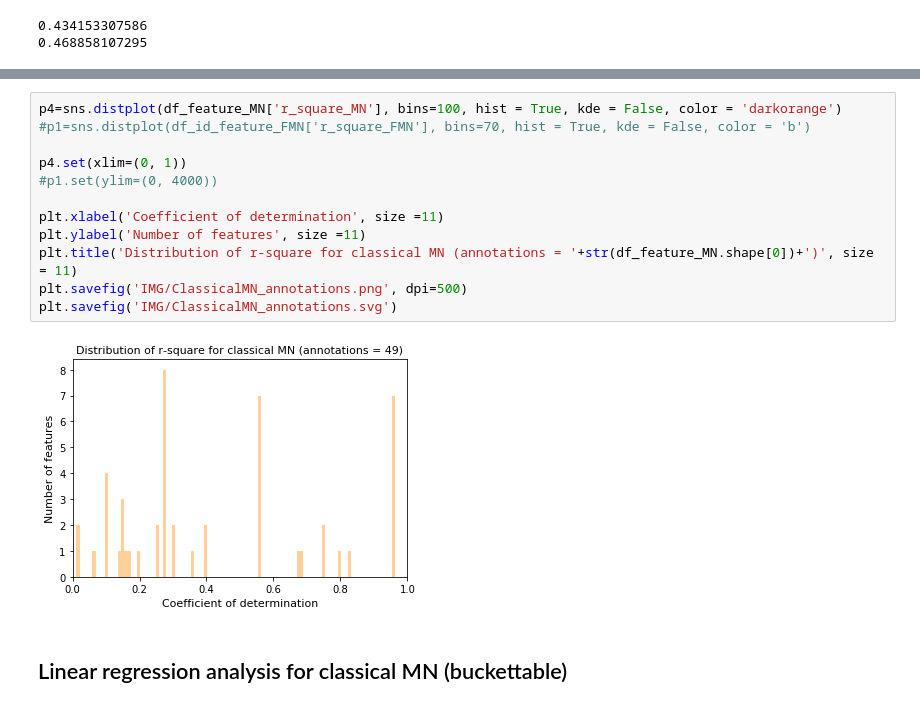
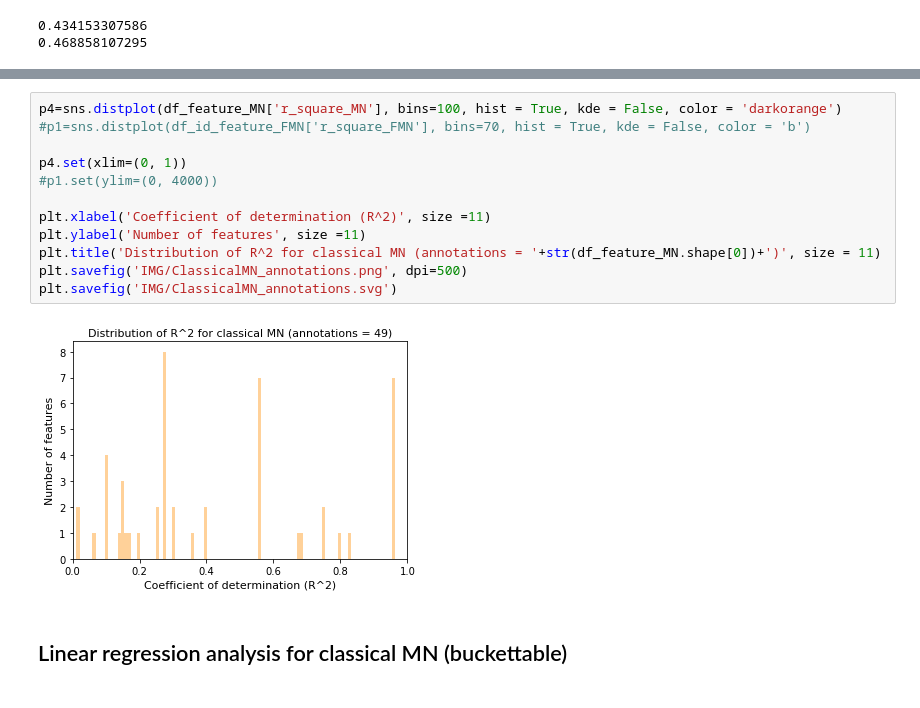
Before and after one commit to lfnothias/FeatureBasedMolecularNetworking_RelativeQuantEval, a Jupyter notebook: EvaluationRelQuant_FBMN_ClassicalMN_NISTSRM_QE_v2.ipynb, the cells around one changed output, grey strips where cells are left out. Drawn from its saved outputs; the diff is of its cells as text.

```diff
--- a/EvaluationRelQuant_FBMN_ClassicalMN_NISTSRM_QE_v2.ipynb
+++ b/EvaluationRelQuant_FBMN_ClassicalMN_NISTSRM_QE_v2.ipynb
@@ -1113,17 +1114,17 @@ sns.pairplot(df10_id, x_vars='Concentration', y_vars='188.07_103.79807142899999_
 # %%
 p4=sns.distplot(df_feature_MN['r_square_MN'], bins=100, hist = True, kde = False, color = 'darkorange')
 #p1=sns.distplot(df_id_feature_FMN['r_square_FMN'], bins=70, hist = True, kde = False, color = 'b')
 
 p4.set(xlim=(0, 1))
 #p1.set(ylim=(0, 4000))
 
-plt.xlabel('Coefficient of determination', size =11)
+plt.xlabel('Coefficient of determination (R^2)', size =11)
 plt.ylabel('Number of features', size =11)
-plt.title('Distribution of r-square for classical MN (annotations = '+str(df_feature_MN.shape[0])+')', size = 11)
+plt.title('Distribution of R^2 for classical MN (annotations = '+str(df_feature_MN.shape[0])+')', size = 11)
 plt.savefig('IMG/ClassicalMN_annotations.png', dpi=500)
 plt.savefig('IMG/ClassicalMN_annotations.svg')
 # %% [output]
-[figure, old version]
+[figure, new version]
 # %% [markdown]
 ## Linear regression analysis for classical MN (buckettable)
 # %% [markdown]
```
Also changed, not shown: parts of 20 cells of this notebook.
